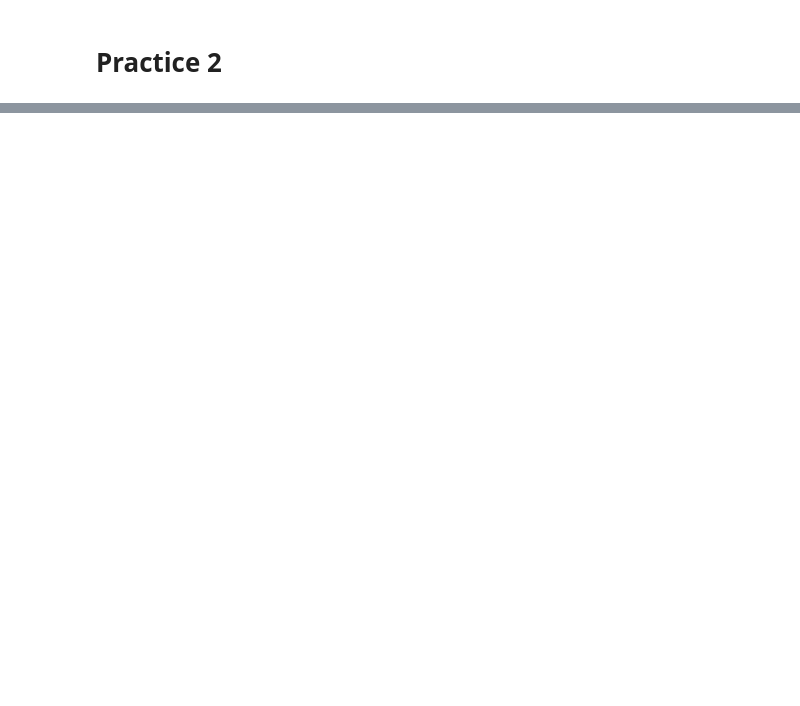
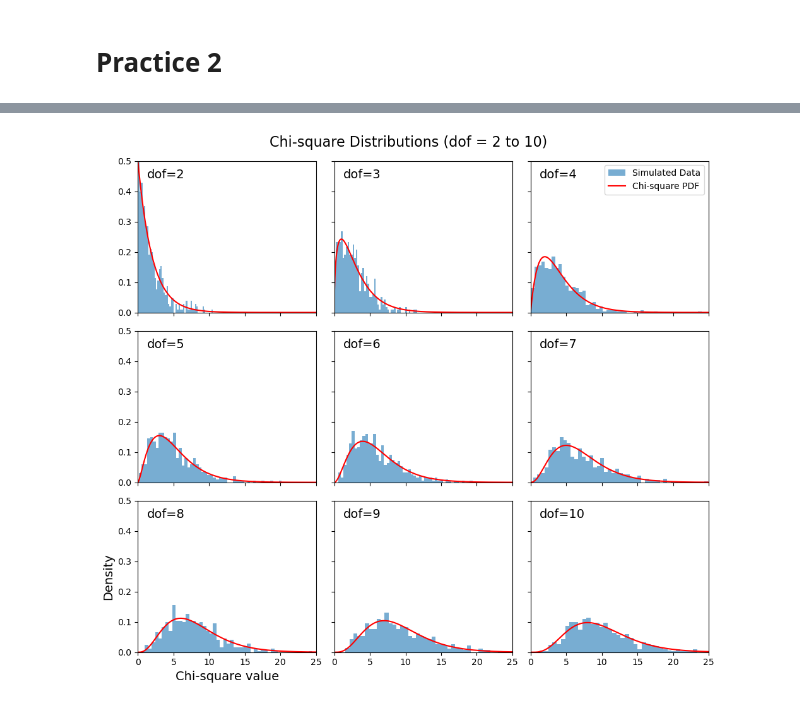
Before and after one commit to hyp0515/exp_phy_ii, a Jupyter notebook: apr29/practice_2.ipynb, the cells around one changed output, grey strips where cells are left out. Cells and saved outputs as stored; diff of their text form; code cells hidden in the pictures; blank space fills up the shorter version.

```diff
--- a/apr29/practice_2.ipynb
+++ b/apr29/practice_2.ipynb
@@ -80,0 +34,41 @@ plt.show()
+# %%
+# 設定自由度範圍
+dofs = range(2, 11)
+# 建立subplots 3*3
+fig, axes = plt.subplots(3, 3, figsize=(10, 9), sharex=True, sharey=True)
+# 調整子圖間距
+plt.subplots_adjust(left=0.03, right=0.97, top=0.95, bottom=0.05, wspace=-0.1, hspace=-0.1)
+x_vals = np.linspace(0, 30, 1000)
+# 遍歷每個自由度與子圖
+for idx, dof in enumerate(dofs):
+    row = idx // 3
+    col = idx % 3
+    ax = axes[row, col]
+
+    # 模擬卡方資料
+    sum_chisqr = np.zeros(500)
+    for _ in range(dof):
+        data = np.random.normal(0, 1, 500)
+        sum_chisqr += data**2
+
+    # 畫直方圖
+    ax.hist(sum_chisqr, bins=50, density=True, alpha=0.6, label='Simulated Data')
+    # 畫理論曲線
+    ax.plot(x_vals, chi2.pdf(x_vals, df=dof), color='red', label='Chi-square PDF')
+    ax.text(0.05, 0.95, f'dof={dof}', transform=ax.transAxes, fontsize=14,
+            verticalalignment='top', bbox=dict(facecolor='white', alpha=0.5, edgecolor='none'))
+    ax.set_xlim(0, 25)
+    ax.set_ylim(0, 0.5)
+    # ax.set_title(f'dof = {dof}')
+    if dof == 4:
+        ax.legend()
+    if dof == 8:
+        ax.set_xlabel('Chi-square value', fontsize=14)
+        ax.set_ylabel('Density', fontsize=14)
+
+plt.suptitle('Chi-square Distributions (dof = 2 to 10)', fontsize=16)
+plt.tight_layout()  # 調整 layout 以容納 suptitle
+plt.savefig('./fig/output_2_2.pdf', transparent=True)
+plt.show()
+# %% [output]
+[figure, added]
```
Also changed, not shown: parts of 17 cells of this notebook, 23 other files.
